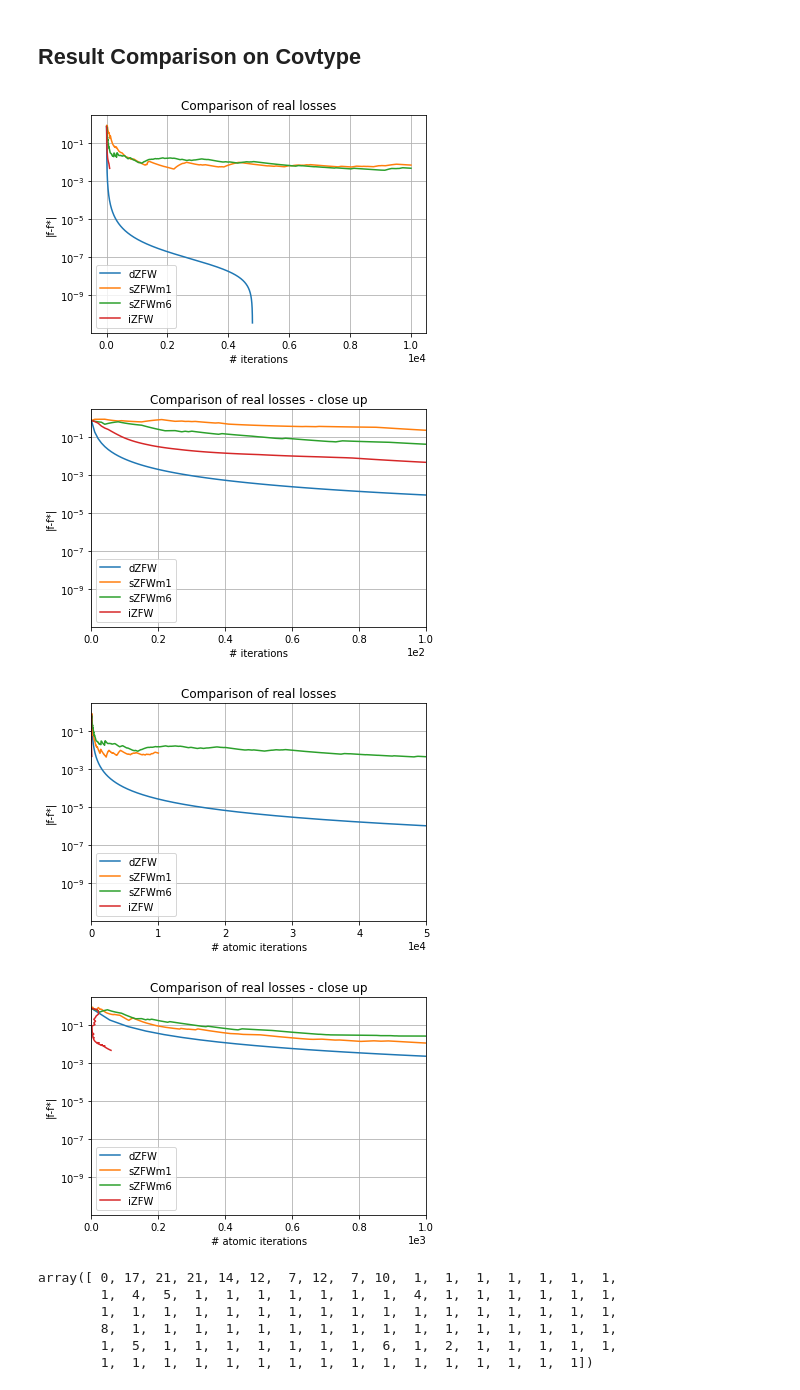
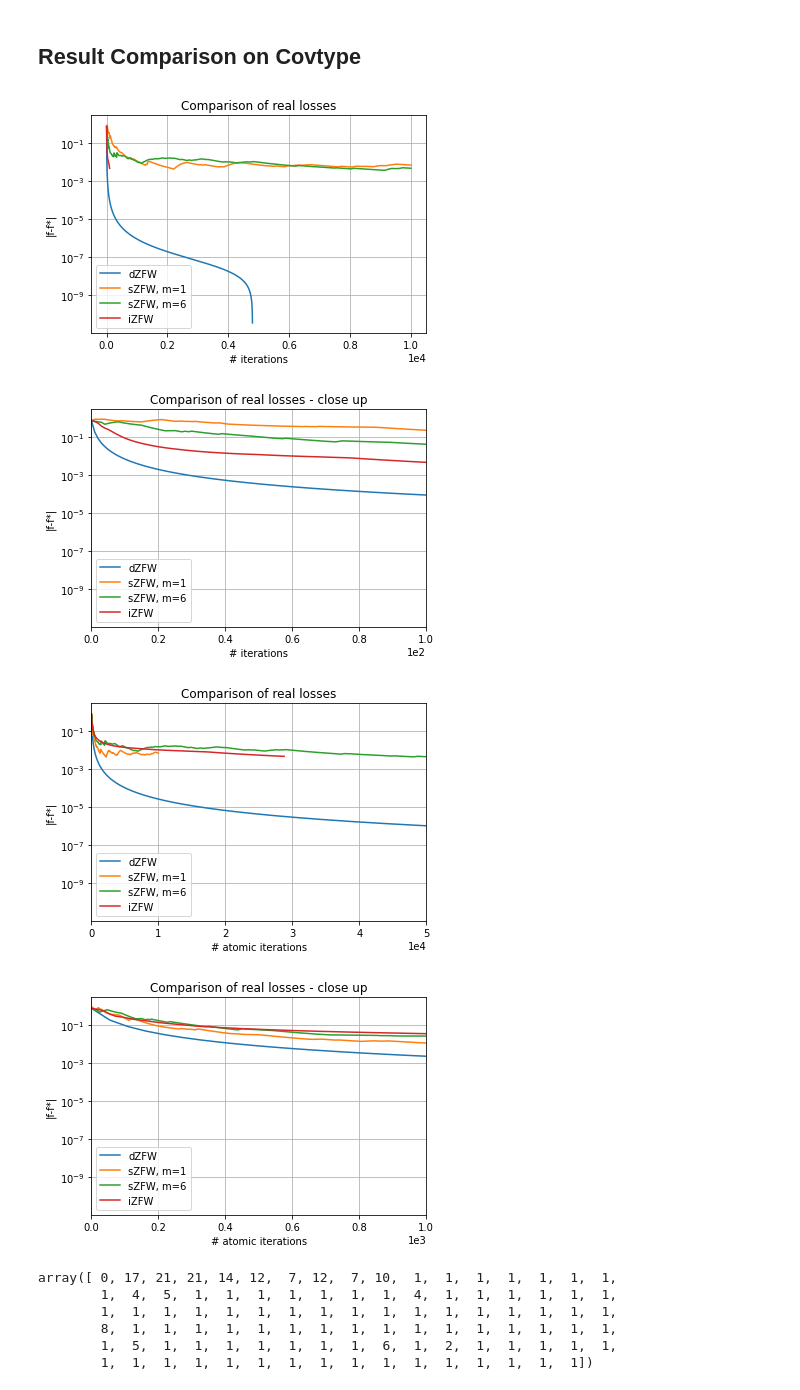
Before and after one commit to liacov/OPTproj, a Jupyter notebook: notebooks/LassoRegression.ipynb, the cells around one changed output. Drawn from its saved outputs; the diff is of its cells as text; code cells hidden in the pictures.

Commit message:
lasso plots updated

```diff
--- a/notebooks/LassoRegression.ipynb
+++ b/notebooks/LassoRegression.ipynb
@@ -289,11 +289,11 @@ plt.yscale("log")
 plt.title("Comparison of real losses")
 plt.xlabel("# iterations")
 plt.ylabel("|f-f*|")
-plt.legend(('dZFW', 'sZFWm1', "sZFWm6", "iZFW"))
+plt.legend(('dZFW', 'sZFW, m=1', "sZFW, m=6", "iZFW"))
 plt.grid()
 plt.savefig("../Figures_Lasso_Problem/Covtype/Comparison_real_losses_iteration", dpi=400)
 # %% [output]
-[figure, old version]
+[figure, new version]
 # %%
 plt.plot(F_evald)
 plt.plot(F_evalsm1)
@@ -305,11 +305,11 @@ plt.xlim((0, 100))
 plt.title("Comparison of real losses - close up")
 plt.xlabel("# iterations")
 plt.ylabel("|f-f*|")
-plt.legend(('dZFW', 'sZFWm1', "sZFWm6", "iZFW"))
+plt.legend(('dZFW', 'sZFW, m=1', "sZFW, m=6", "iZFW"))
 plt.grid()
 plt.savefig("../Figures_Lasso_Problem/Covtype/Comparison_real_losses_iteration_closeup", dpi=400)
 # %% [output]
-[figure, old version]
+[figure, new version]
 # %%
 m = lambda t: t * (t+1) / D * (d+3)
 
@@ -318,7 +318,7 @@ plt.plot(range(0, len(F_evalsm1)*1, 1), F_evalsm1)
 plt.plot(range(0, len(F_evalsm6)*6, 6), F_evalsm6)
 plt.plot([m(t)+inner_inex[t] for t in range(101)], F_eval_inex)
 plt.ticklabel_format(axis="x", style="sci", scilimits=(0,0))
-plt.legend(('dZFW', 'sZFWm1', "sZFWm6", "iZFW"))
+plt.legend(('dZFW', 'sZFW, m=1', "sZFW, m=6", "iZFW"))
 plt.yscale("log")
 plt.title("Comparison of real losses")
 plt.ylabel("|f-f*|")
@@ -327,23 +327,23 @@ plt.xlim((0,50000))
 plt.grid()
 plt.savefig("../Figures_Lasso_Problem/Covtype/Comparison_real_losses_atomic", dpi=400)
 # %% [output]
-[figure, old version]
+[figure, new version]
 # %%
 plt.plot(range(1, len(F_evald)*d, d), F_evald)
 plt.plot(range(0, len(F_evalsm1)*1, 1), F_evalsm1)
 plt.plot(range(0, len(F_evalsm6)*6, 6), F_evalsm6)
 plt.plot([m(t)+inner_inex[t] for t in range(101)], F_eval_inex)
 plt.ticklabel_format(axis="x", style="sci", scilimits=(0,0))
-plt.legend(('dZFW', 'sZFWm1', "sZFWm6", "iZFW"))
+plt.legend(('dZFW', 'sZFW, m=1', "sZFW, m=6", "iZFW"))
 plt.yscale("log")
 plt.title("Comparison of real losses - close up")
 plt.ylabel("|f-f*|")
 plt.xlabel("# atomic iterations")
 plt.xlim((0,1000))
 plt.grid()
 plt.savefig("../Figures_Lasso_Problem/Covtype/Comparison_real_losses_atomic_closeup", dpi=400)
 # %% [output]
-[figure, old version]
+[figure, new version]
 # %%
 inner_inex
 # %% [output]
```
Also changed, not shown: parts of 6 cells of this notebook, 10 other files.
